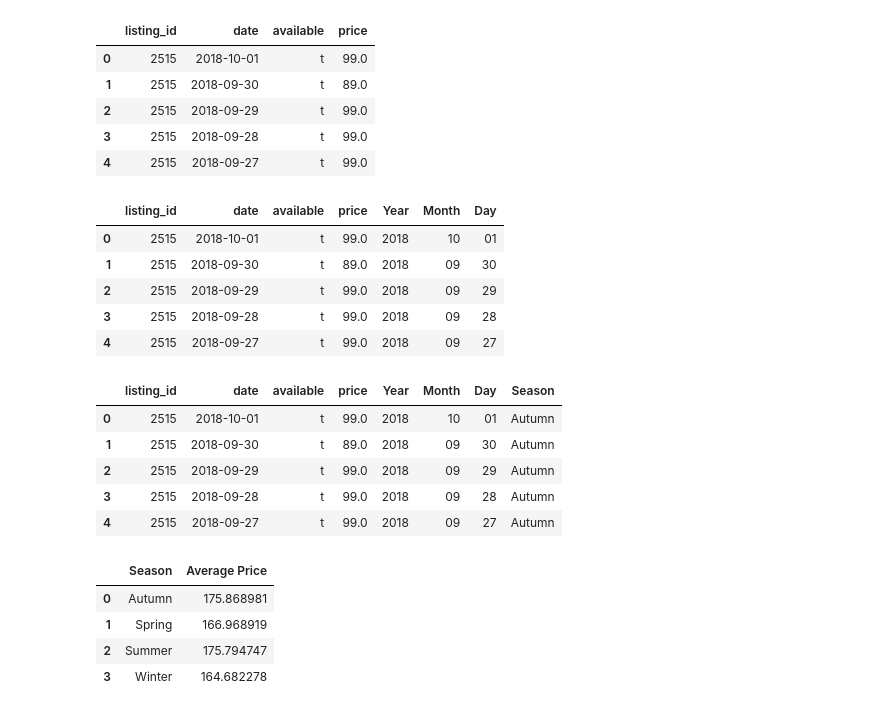
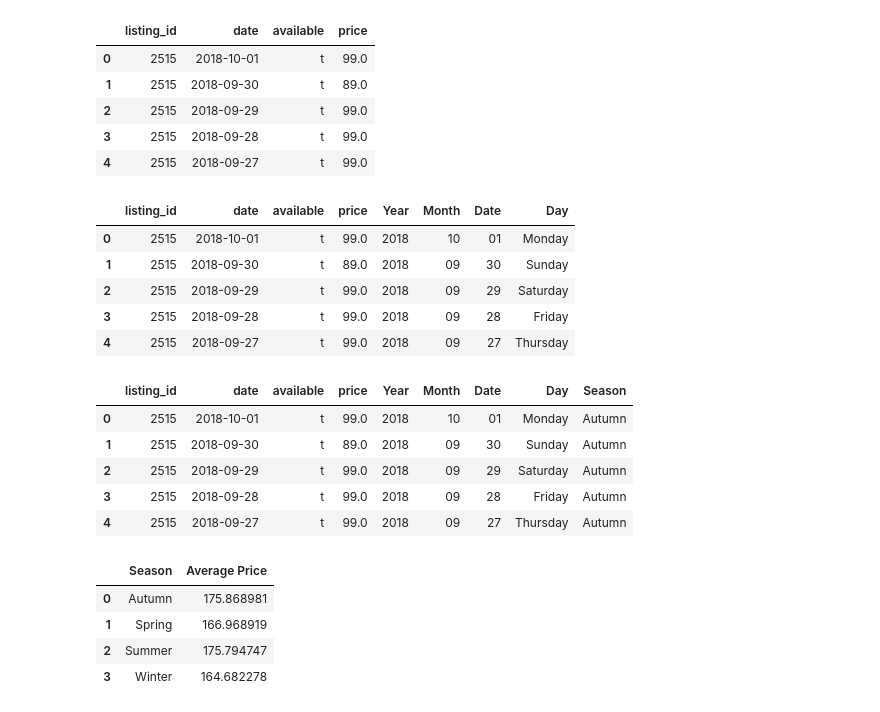
Before and after one commit to DeveloperManisha/Airbnb-Recommendation-System, a Jupyter notebook: Module_3/Module_3.ipynb, the cells around one changed output. Cells and saved outputs as stored; diff of their text form; code cells hidden in the pictures.

```diff
--- a/Module_3/Module_3.ipynb
+++ b/Module_3/Module_3.ipynb
@@ -45,16 +45,21 @@ calendarDetailDF.head()
 | 3 | 2515 | 2018-09-28 | t | 99.0 |
 | 4 | 2515 | 2018-09-27 | t | 99.0 |
 # %%
-#split the date as year, month and day
-calendarDetailDF['Year'], calendarDetailDF['Month'], calendarDetailDF['Day'] = calendarDetailDF['date'].str.split('-',2).str
+#Split the date as year, month and day
+calendarDetailDF['Year'], calendarDetailDF['Month'], calendarDetailDF['Date'] = calendarDetailDF['date'].str.split('-',2).str
+
+#Add Day to every row
+calendarDetailDF['date'] = pd.to_datetime(calendarDetailDF['date'], errors='coerce')
+calendarDetailDF['Day'] = calendarDetailDF['date'].dt.weekday_name
+
 calendarDetailDF.head()
 # %% [output]
-|  | listing_id | date | available | price | Year | Month | Day |
-| 0 | 2515 | 2018-10-01 | t | 99.0 | 2018 | 10 | 01 |
-| 1 | 2515 | 2018-09-30 | t | 89.0 | 2018 | 09 | 30 |
-| 2 | 2515 | 2018-09-29 | t | 99.0 | 2018 | 09 | 29 |
-| 3 | 2515 | 2018-09-28 | t | 99.0 | 2018 | 09 | 28 |
-| 4 | 2515 | 2018-09-27 | t | 99.0 | 2018 | 09 | 27 |
+|  | listing_id | date | available | price | Year | Month | Date | Day |
+| 0 | 2515 | 2018-10-01 | t | 99.0 | 2018 | 10 | 01 | Monday |
+| 1 | 2515 | 2018-09-30 | t | 89.0 | 2018 | 09 | 30 | Sunday |
+| 2 | 2515 | 2018-09-29 | t | 99.0 | 2018 | 09 | 29 | Saturday |
+| 3 | 2515 | 2018-09-28 | t | 99.0 | 2018 | 09 | 28 | Friday |
+| 4 | 2515 | 2018-09-27 | t | 99.0 | 2018 | 09 | 27 | Thursday |
 # %%
 # Assign Season to every entry
 lookup = {
@@ -76,12 +81,12 @@ calendarDetailDF['Season'] = calendarDetailDF['Month'].apply(lambda x: lookup[x]
 
 calendarDetailDF.head()
 # %% [output]
-|  | listing_id | date | available | price | Year | Month | Day | Season |
-| 0 | 2515 | 2018-10-01 | t | 99.0 | 2018 | 10 | 01 | Autumn |
-| 1 | 2515 | 2018-09-30 | t | 89.0 | 2018 | 09 | 30 | Autumn |
-| 2 | 2515 | 2018-09-29 | t | 99.0 | 2018 | 09 | 29 | Autumn |
-| 3 | 2515 | 2018-09-28 | t | 99.0 | 2018 | 09 | 28 | Autumn |
-| 4 | 2515 | 2018-09-27 | t | 99.0 | 2018 | 09 | 27 | Autumn |
+|  | listing_id | date | available | price | Year | Month | Date | Day | Season |
+| 0 | 2515 | 2018-10-01 | t | 99.0 | 2018 | 10 | 01 | Monday | Autumn |
+| 1 | 2515 | 2018-09-30 | t | 89.0 | 2018 | 09 | 30 | Sunday | Autumn |
+| 2 | 2515 | 2018-09-29 | t | 99.0 | 2018 | 09 | 29 | Saturday | Autumn |
+| 3 | 2515 | 2018-09-28 | t | 99.0 | 2018 | 09 | 28 | Friday | Autumn |
+| 4 | 2515 | 2018-09-27 | t | 99.0 | 2018 | 09 | 27 | Thursday | Autumn |
 # %%
 # Average price by season
 seasonDF = calendarDetailDF.groupby(['Season']).price.mean()
```
Also changed, not shown: parts of 2 cells of this notebook.
